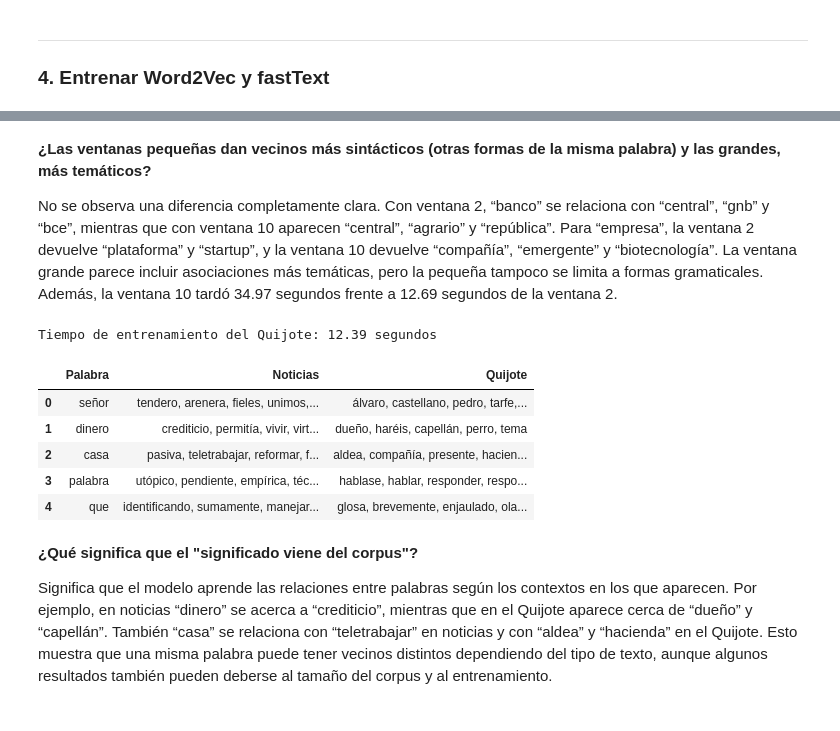
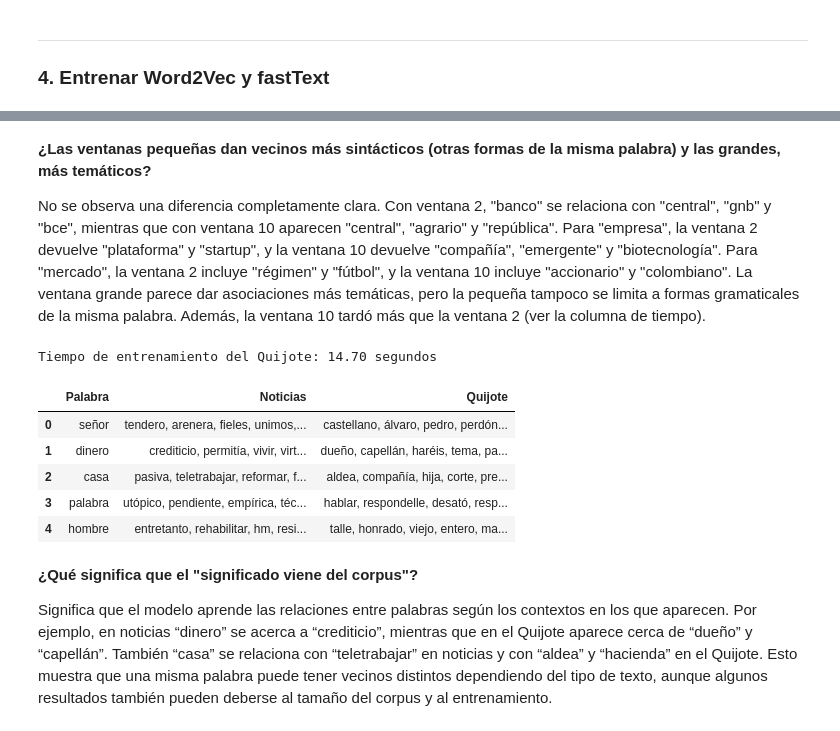
Before and after one commit to Antonio-3108/Natural-Language-Processing, a Jupyter notebook: Laboratorio 8/lab08.ipynb, the cells around one changed output, grey strips where cells are left out. Saved outputs shown, nothing was run; the diff lists cells and outputs as text; code cells hidden in the pictures.

```diff
--- a/Laboratorio 8/lab08.ipynb
+++ b/Laboratorio 8/lab08.ipynb
@@ -40,9 +38,6 @@ documentos_noticias = noticias[columna_texto].dropna().astype(str).str.strip()
 documentos_noticias = documentos_noticias[documentos_noticias != ''].tolist()
 
 texto_original_quijote = ruta_quijote.read_text(encoding='utf-8-sig')
-titulo_quijote = 'El ingenioso hidalgo don Quijote de la Mancha'
-cierre_quijote = "End of Project Gutenberg's Don Quijote, by Miguel de Cervantes Saavedra"
-
 patron_inicio = re.compile(r'El\s+ingenioso\s+hidalgo\s+don\s+Quijote\s+de\s+la\s+Mancha', re.I)
 patron_final = re.compile(
     r"End\s+of\s+Project\s+Gutenberg['’]s\s+Don\s+Quijote,\s+by\s+Miguel\s+de\s+Cervantes\s+Saavedra",
@@ -53,10 +48,4 @@ coincidencias_final = list(patron_final.finditer(texto_original_quijote, coincid
 coincidencia_final = coincidencias_final[-1]
 
 cuerpo_quijote = texto_original_quijote[coincidencia_inicio.end():coincidencia_final.start()].strip()
-texto_quijote = titulo_quijote + '\n' + cuerpo_quijote + '\n' + cierre_quijote
-documentos_quijote = [texto_quijote]
-
-assert texto_quijote.startswith(titulo_quijote)
-assert texto_quijote.endswith(cierre_quijote)
-
-print(f'Documentos de noticias: {len(documentos_noticias):,}')
+documentos_quijote = [cuerpo_quijote]
@@ -82,13 +69,7 @@ def preparar_corpus(documentos):
 
 oraciones_noticias = preparar_corpus(documentos_noticias)
 
-oraciones_quijote = (
-    [tokenizar(titulo_quijote)]
-    + preparar_corpus([cuerpo_quijote])
-    + [tokenizar(cierre_quijote)]
-)
-assert oraciones_quijote[0] == tokenizar(titulo_quijote)
-assert oraciones_quijote[-1] == tokenizar(cierre_quijote)
+oraciones_quijote = preparar_corpus(documentos_quijote)
 # %% [markdown]
 **¿Qué normalización se utilizó?**
 
@@ -531,33 +509,32 @@ Palabras de control: ['banco', 'gobierno', 'empresa', 'mercado', 'tecnología',
 # %% [markdown]
 **¿Las ventanas pequeñas dan vecinos más sintácticos (otras formas de la misma palabra) y las grandes, más temáticos?**
 
-No se observa una diferencia completamente clara. Con ventana 2, “banco” se relaciona con “central”, “gnb” y “bce”, mientras que con ventana 10 aparecen “central”, “agrario” y “república”. Para “empresa”, la ventana 2 devuelve “plataforma” y “startup”, y la ventana 10 devuelve “compañía”, “emergente” y “biotecnología”. La ventana grande parece incluir asociaciones más temáticas, pero la pequeña tampoco se limita a formas gramaticales. Además, la ventana 10 tardó 34.97 segundos frente a 12.69 segundos de la ventana 2.
+No se observa una diferencia completamente clara. Con ventana 2, "banco" se relaciona con "central", "gnb" y "bce", mientras que con ventana 10 aparecen "central", "agrario" y "república". Para "empresa", la ventana 2 devuelve "plataforma" y "startup", y la ventana 10 devuelve "compañía", "emergente" y "biotecnología". Para "mercado", la ventana 2 incluye "régimen" y "fútbol", y la ventana 10 incluye "accionario" y "colombiano". La ventana grande parece dar asociaciones más temáticas, pero la pequeña tampoco se limita a formas gramaticales de la misma palabra. Además, la ventana 10 tardó más que la ventana 2 (ver la columna de tiempo).
 # %%
 inicio = perf_counter()
 modelo_quijote = Word2Vec(sentences=oraciones_quijote, **config_base)
 tiempo_quijote = perf_counter() - inicio
 print(f'Tiempo de entrenamiento del Quijote: {tiempo_quijote:.2f} segundos')
 
 vocab_ambos = set(modelos_noticias['Base (skip-gram)'].wv.key_to_index) & set(modelo_quijote.wv.key_to_index)
-preferidas_ambos = ['señor', 'dinero', 'casa', 'caballo', 'palabra']
-palabras_ambos = [p for p in preferidas_ambos if p in vocab_ambos]
-palabras_ambos += [p for p, _ in frecuencias_quijote.most_common() if p in vocab_ambos and p not in palabras_ambos][:5-len(palabras_ambos)]
-assert len(palabras_ambos) == 5
+candidatas_ambos = ['señor', 'dinero', 'casa', 'palabra', 'hombre', 'tiempo', 'amigo', 'mundo']
+palabras_ambos = [p for p in candidatas_ambos if p in vocab_ambos][:5]
+assert len(palabras_ambos) == 5, 'Faltan palabras en común; ajuste la lista.'
 
 comparacion_corpus = pd.DataFrame([{
     'Palabra': p,
     'Noticias': ', '.join(w for w, _ in modelos_noticias['Base (skip-gram)'].wv.most_similar(p, topn=5)),
     'Quijote': ', '.join(w for w, _ in modelo_quijote.wv.most_similar(p, topn=5))
 } for p in palabras_ambos])
 display(comparacion_corpus)
 # %% [output]
-Tiempo de entrenamiento del Quijote: 12.39 segundos
+Tiempo de entrenamiento del Quijote: 14.70 segundos
 |  | Palabra | Noticias | Quijote |
-| 0 | señor | tendero, arenera, fieles, unimos,... | álvaro, castellano, pedro, tarfe,... |
-| 1 | dinero | crediticio, permitía, vivir, virt... | dueño, haréis, capellán, perro, tema |
-| 2 | casa | pasiva, teletrabajar, reformar, f... | aldea, compañía, presente, hacien... |
-| 3 | palabra | utópico, pendiente, empírica, téc... | hablase, hablar, responder, respo... |
-| 4 | que | identificando, sumamente, manejar... | glosa, brevemente, enjaulado, ola... |
+| 0 | señor | tendero, arenera, fieles, unimos,... | castellano, álvaro, pedro, perdón... |
+| 1 | dinero | crediticio, permitía, vivir, virt... | dueño, capellán, haréis, tema, pa... |
+| 2 | casa | pasiva, teletrabajar, reformar, f... | aldea, compañía, hija, corte, pre... |
+| 3 | palabra | utópico, pendiente, empírica, téc... | hablar, respondelle, desató, resp... |
+| 4 | hombre | entretanto, rehabilitar, hm, resi... | talle, honrado, viejo, entero, ma... |
 # %% [markdown]
 **¿Qué significa que el "significado viene del corpus"?**
 
```
Also changed, not shown: parts of 35 cells of this notebook, 2 other files.
